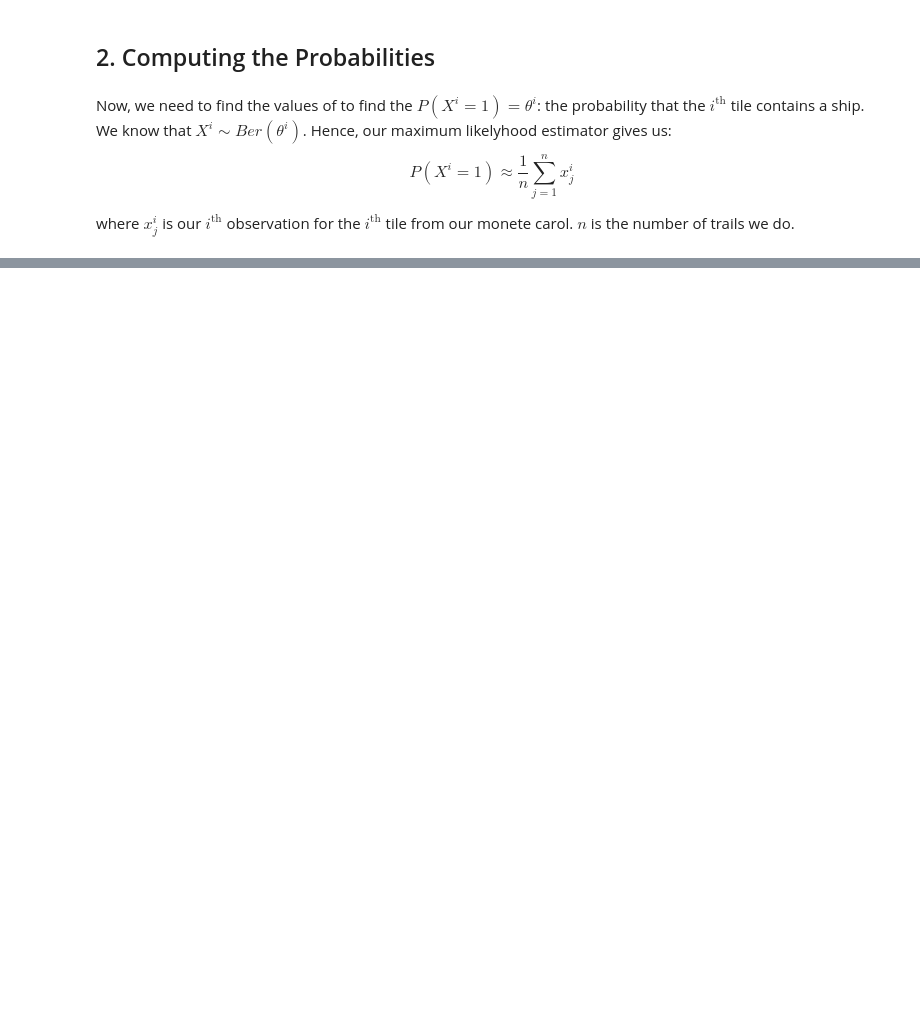
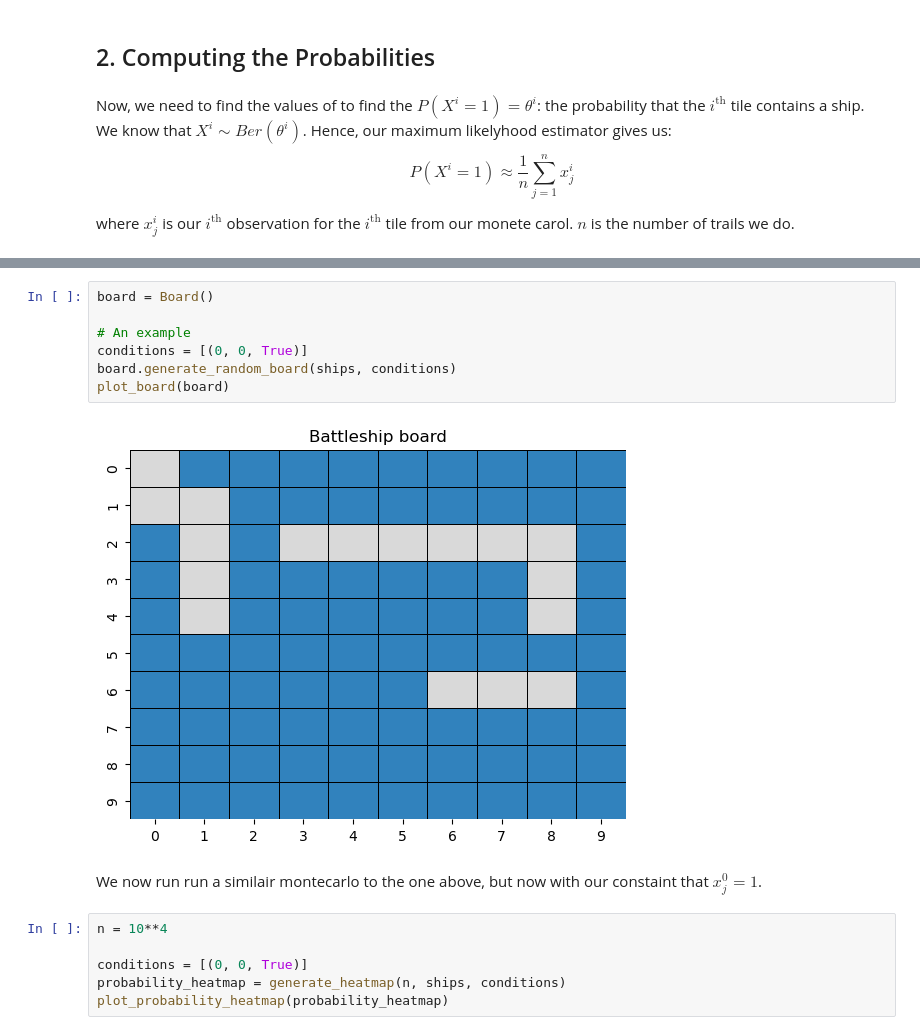
Before and after one commit to damienbose/battleship_analysis, a Jupyter notebook: battleship.ipynb, the cells around one changed output, grey strips where cells are left out. Drawn from its saved outputs; the diff is of its cells as text; blank space fills up the shorter version.

```diff
--- a/battleship.ipynb
+++ b/battleship.ipynb
@@ -127,0 +151,17 @@ We simulate that below.
+# %%
+board = Board()
+
+# An example
+conditions = [(0, 0, True)]
+board.generate_random_board(ships, conditions)
+plot_board(board)
+# %% [output]
+[figure, added]
+# %% [markdown]
+We now run run a similair montecarlo to the one above, but now with our constaint that $ x^{0}_j = 1$.
+# %%
+n = 10**4
+
+conditions = [(0, 0, True)]
+probability_heatmap = generate_heatmap(n, ships, conditions)
+plot_probability_heatmap(probability_heatmap)
```
Also changed, not shown: parts of 9 cells of this notebook, 2 other files.
